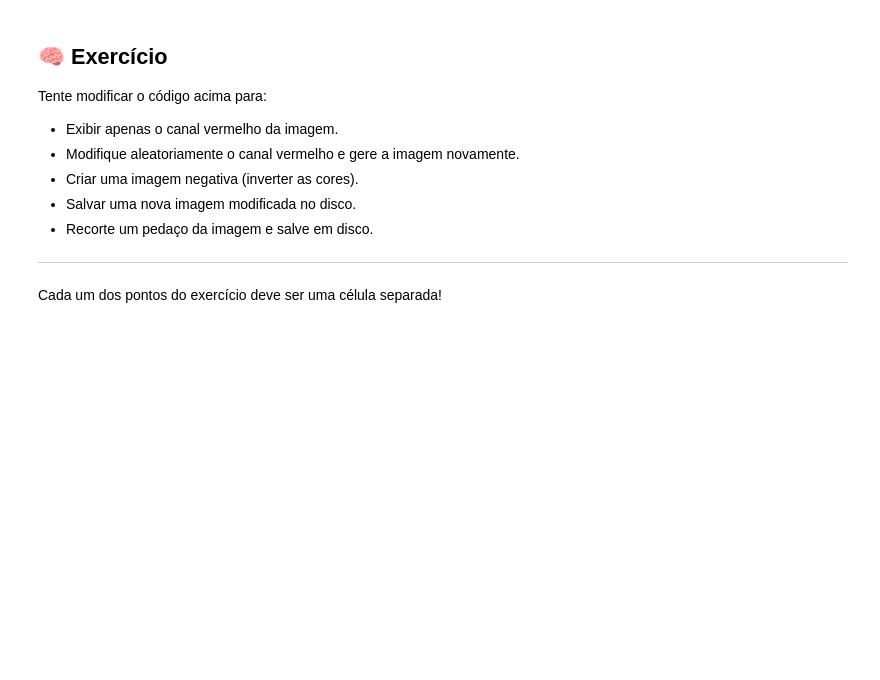
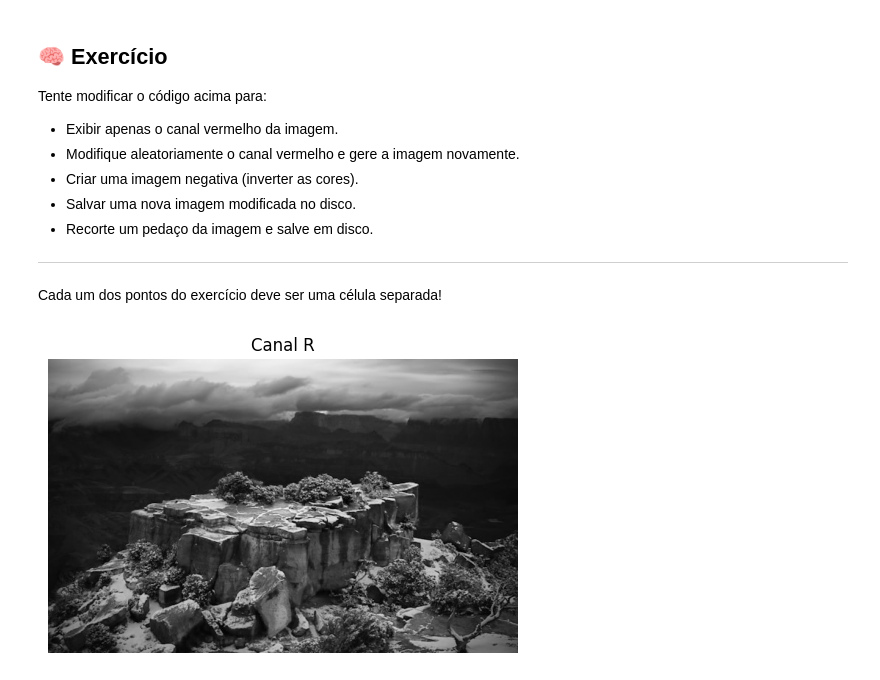
Before and after one commit to computacao-aplicada/lab01-intro-Lucascarvalho2503, a Jupyter notebook: Cópia_de_Aula01_Introducao.ipynb, the cells around one changed output. Saved outputs shown, nothing was run; the diff lists cells and outputs as text; code cells hidden in the pictures; blank space fills up the shorter version.

```diff
--- a/Cópia_de_Aula01_Introducao.ipynb
+++ b/Cópia_de_Aula01_Introducao.ipynb
@@ -100,3 +106,15 @@ Tente modificar o código acima para:
 
 ---
 Cada um dos pontos do exercício deve ser uma célula separada!
+# %%
+# Separar os canais
+r, g, b = image.split()
+
+fig, ax = plt.subplots(figsize=(5, 5))
+ax.imshow(r, cmap='gray')
+ax.set_title('Canal R')
+ax.axis('off')
+plt.tight_layout()
+plt.show()
+# %% [output]
+[figure, added]
```
Also changed, not shown: parts of 7 cells of this notebook.
